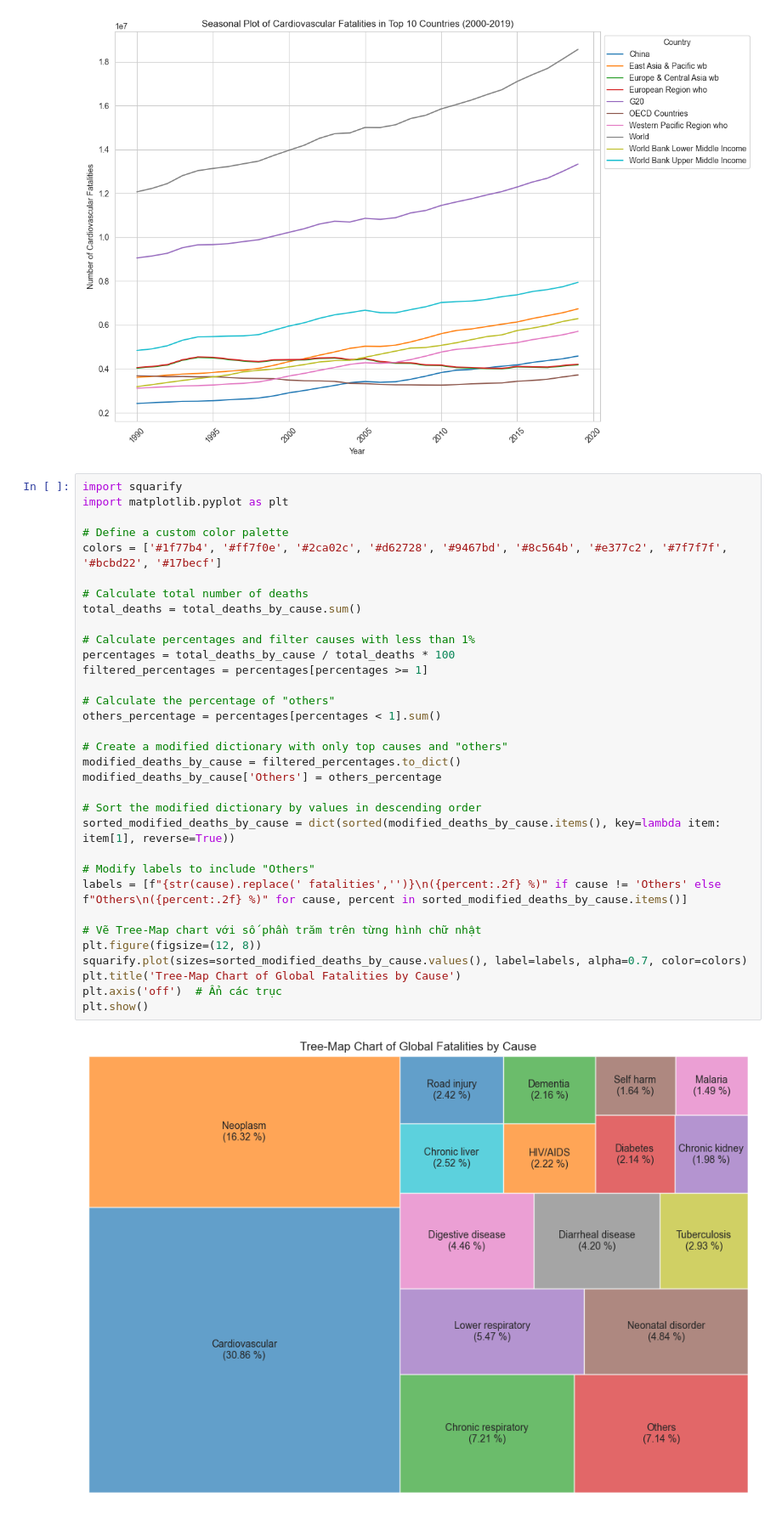
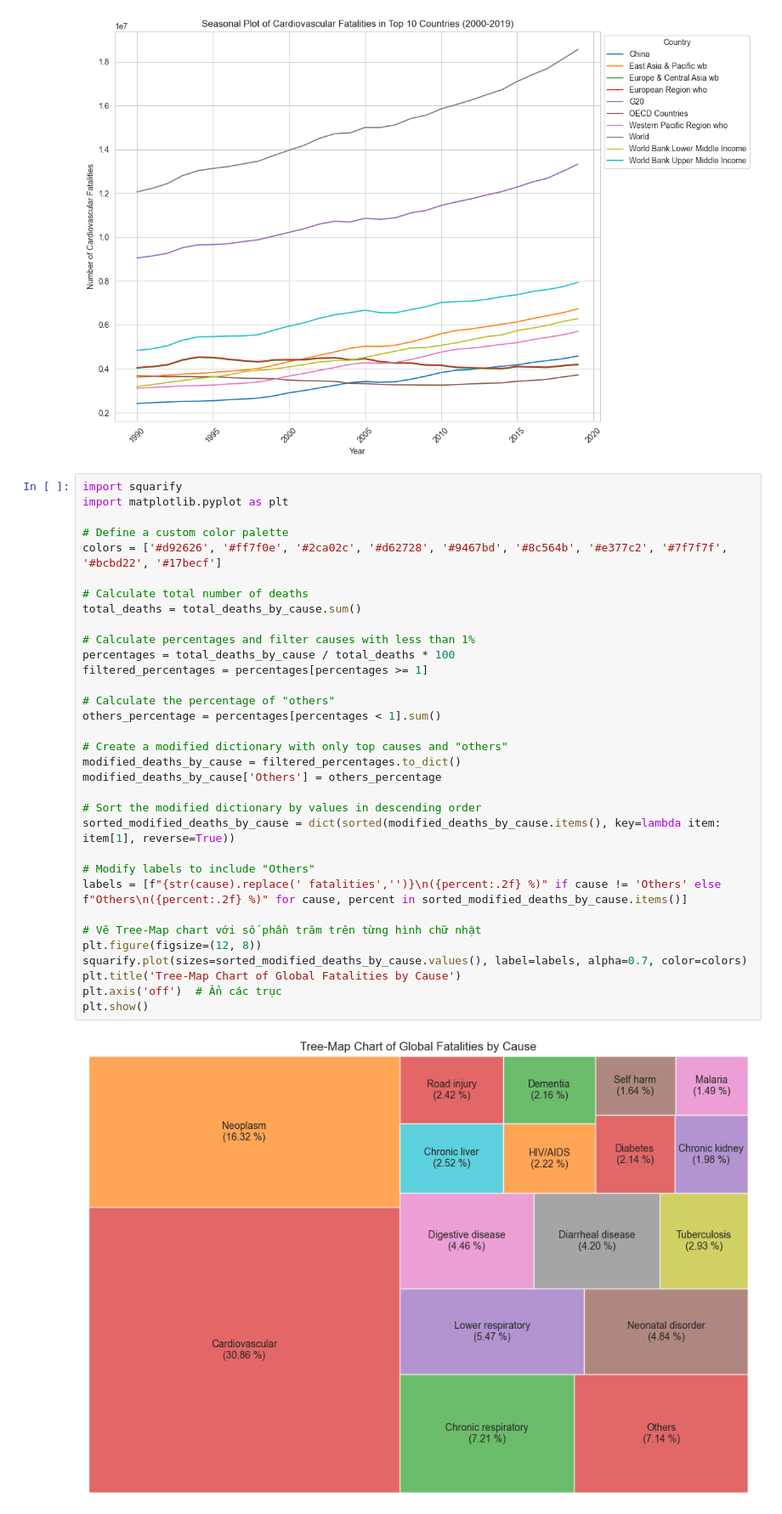
Before and after one commit to hoangvu1806/Analyze-annual-death-data, a Jupyter notebook: analysis.ipynb, the cells around one changed output. Shown at 85% size. Saved outputs shown, nothing was run; the diff lists cells and outputs as text.

```diff
--- a/analysis.ipynb
+++ b/analysis.ipynb
@@ -199,36 +199,36 @@ import squarify
 import matplotlib.pyplot as plt
 
 # Define a custom color palette
-colors = ['#1f77b4', '#ff7f0e', '#2ca02c', '#d62728', '#9467bd', '#8c564b', '#e377c2', '#7f7f7f', '#bcbd22', '#17becf']
+colors = ['#d92626', '#ff7f0e', '#2ca02c', '#d62728', '#9467bd', '#8c564b', '#e377c2', '#7f7f7f', '#bcbd22', '#17becf']
 
 # Calculate total number of deaths
 total_deaths = total_deaths_by_cause.sum()
 
 # Calculate percentages and filter causes with less than 1%
 percentages = total_deaths_by_cause / total_deaths * 100
 filtered_percentages = percentages[percentages >= 1]
 
 # Calculate the percentage of "others"
 others_percentage = percentages[percentages < 1].sum()
 
 # Create a modified dictionary with only top causes and "others"
 modified_deaths_by_cause = filtered_percentages.to_dict()
 modified_deaths_by_cause['Others'] = others_percentage
 
 # Sort the modified dictionary by values in descending order
 sorted_modified_deaths_by_cause = dict(sorted(modified_deaths_by_cause.items(), key=lambda item: item[1], reverse=True))
 
 # Modify labels to include "Others"
 labels = [f"{str(cause).replace(' fatalities','')}\n({percent:.2f} %)" if cause != 'Others' else f"Others\n({percent:.2f} %)" for cause, percent in sorted_modified_deaths_by_cause.items()]
 
 # Vẽ Tree-Map chart với số phần trăm trên từng hình chữ nhật
 plt.figure(figsize=(12, 8))
 squarify.plot(sizes=sorted_modified_deaths_by_cause.values(), label=labels, alpha=0.7, color=colors)
 plt.title('Tree-Map Chart of Global Fatalities by Cause')
 plt.axis('off')  # Ẩn các trục
 plt.show()
 # %% [output]
-[figure, old version]
+[figure, new version]
 # %%
 # Chọn các cột liên quan đến bệnh truyền nhiễm
 infectious_diseases = ['HIV/AIDS fatalities', 'Tuberculosis fatalities', 'Measles fatalities']
```
Also changed, not shown: parts of 1 cell of this notebook.
